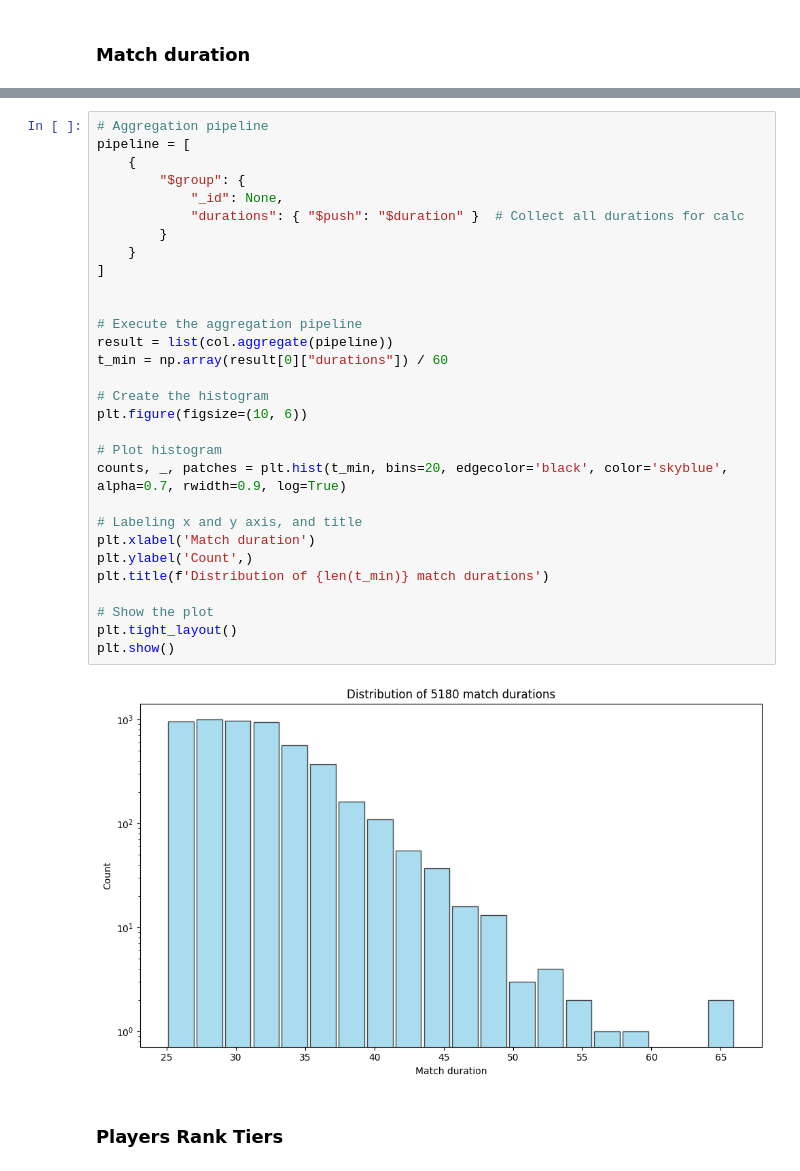
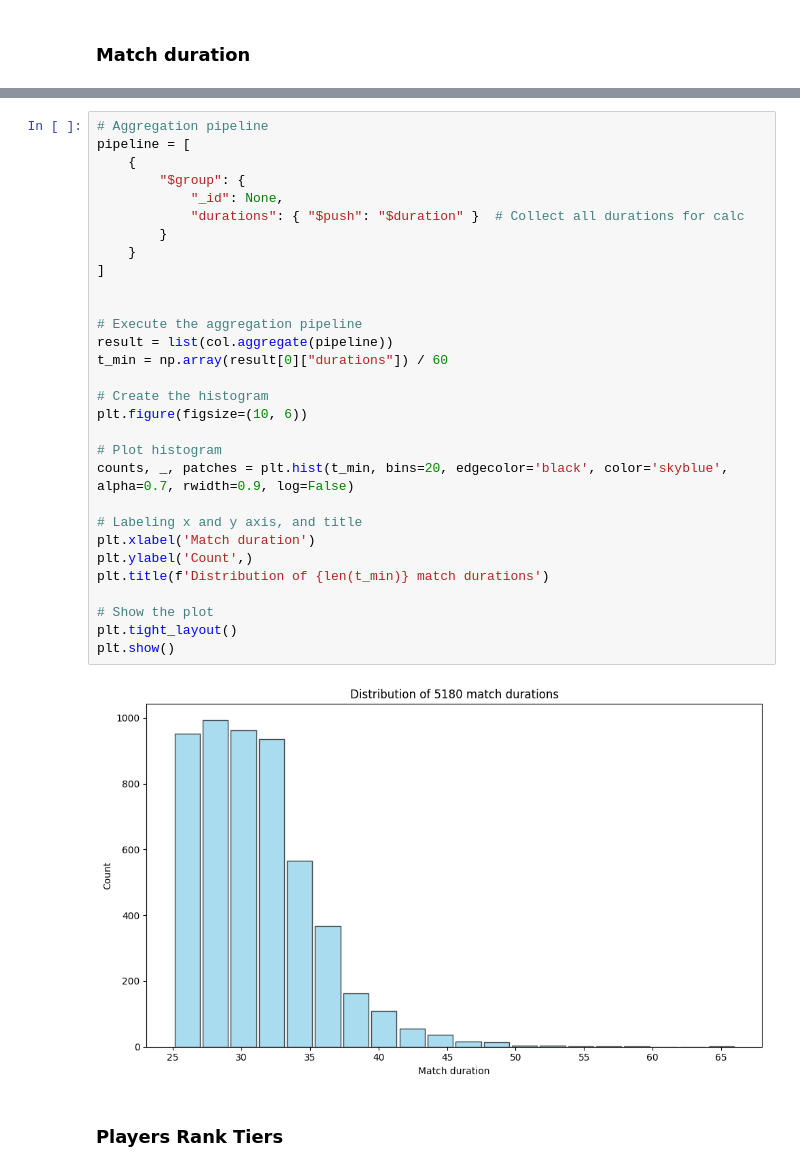
Before and after one commit to batukav/mmr-predictor, a Jupyter notebook: mongo_match_eda.ipynb, the cells around one changed output, grey strips where cells are left out. Cells and saved outputs as stored; diff of their text form.

```diff
--- a/mongo_match_eda.ipynb
+++ b/mongo_match_eda.ipynb
@@ -85,34 +103,34 @@ Match duration min=25.0 min, max=66.0 min, avg=31.1 min, std=4.4 min
 # %%
 # Aggregation pipeline
 pipeline = [
     {
         "$group": {
             "_id": None,
             "durations": { "$push": "$duration" }  # Collect all durations for calc
         }
     }
 ]
 
 
 # Execute the aggregation pipeline
 result = list(col.aggregate(pipeline))
 t_min = np.array(result[0]["durations"]) / 60
 
 # Create the histogram
 plt.figure(figsize=(10, 6))
 
 # Plot histogram
-counts, _, patches = plt.hist(t_min, bins=20, edgecolor='black', color='skyblue', alpha=0.7, rwidth=0.9, log=True)
+counts, _, patches = plt.hist(t_min, bins=20, edgecolor='black', color='skyblue', alpha=0.7, rwidth=0.9, log=False)
 
 # Labeling x and y axis, and title
 plt.xlabel('Match duration')
 plt.ylabel('Count',)
 plt.title(f'Distribution of {len(t_min)} match durations')
 
 # Show the plot
 plt.tight_layout()
 plt.show()
 # %% [output]
-[figure, old version]
+[figure, new version]
 # %% [markdown]
 ### Players Rank Tiers
```
Also changed, not shown: parts of 11 cells of this notebook.
